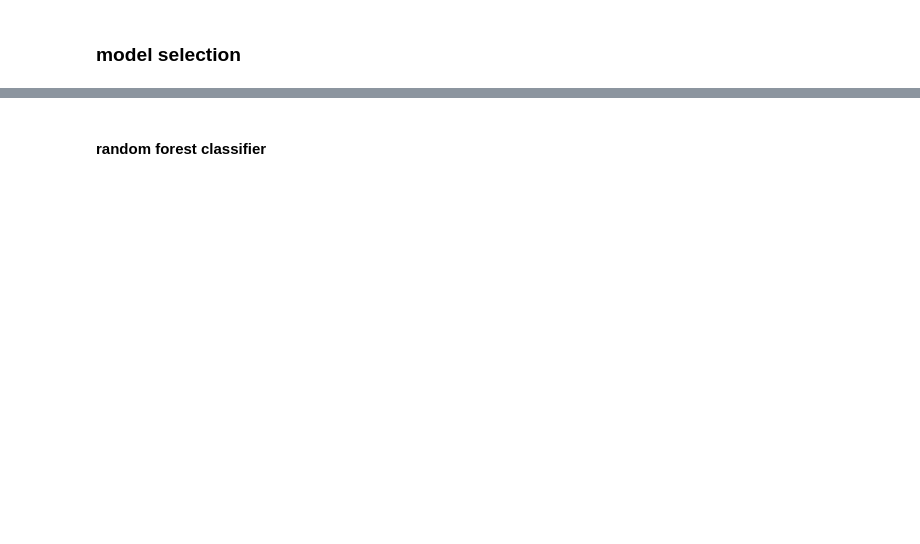
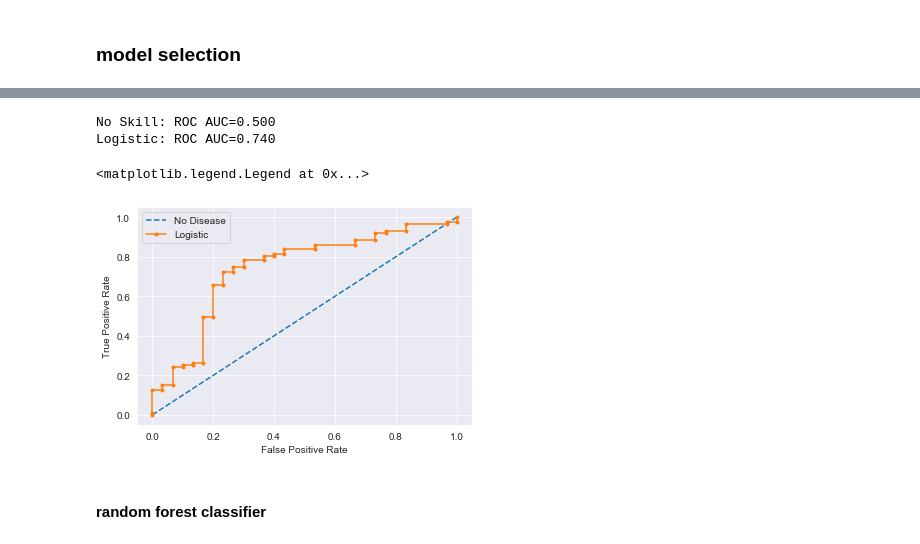
Before and after one commit to gitenx/finalproject_JCDS6, a Jupyter notebook: modelselection.ipynb, the cells around one changed output, grey strips where cells are left out. Cells and saved outputs as stored; diff of their text form; code cells hidden in the pictures; blank space fills up the shorter version.

```diff
--- a/modelselection.ipynb
+++ b/modelselection.ipynb
@@ -106,3 +107,30 @@ cross_val_score(model_lr, x, y, cv=10).mean()
+# %%
+lr_probs = model_lr.predict_proba(X_test)
+lr_probs = lr_probs[:, 1]
+
+nd_probs = [0 for _ in range(len(y_test))]
+
+nd_auc = roc_auc_score(y_test, nd_probs)
+lr_auc = roc_auc_score(y_test, lr_probs)
+
+print('No Skill: ROC AUC=%.3f' % (nd_auc))
+print('Logistic: ROC AUC=%.3f' % (lr_auc))
+
+nd_fpr, nd_tpr, _ = roc_curve(y_test, nd_probs)
+lr_fpr, lr_tpr, _ = roc_curve(y_test, lr_probs)
+
+plt.plot(nd_fpr, nd_tpr, linestyle='--', label='No Disease')
+plt.plot(lr_fpr, lr_tpr, marker='.', label='Logistic')
+
+plt.xlabel('False Positive Rate')
+plt.ylabel('True Positive Rate')
+
+plt.legend()
+# %% [output]
+No Skill: ROC AUC=0.500
+Logistic: ROC AUC=0.740
+<matplotlib.legend.Legend at 0x...>
+[figure, added]
 # %% [markdown]
 #### random forest classifier
 # %%
```
Also changed, not shown: parts of 32 cells of this notebook, 5 other files.
